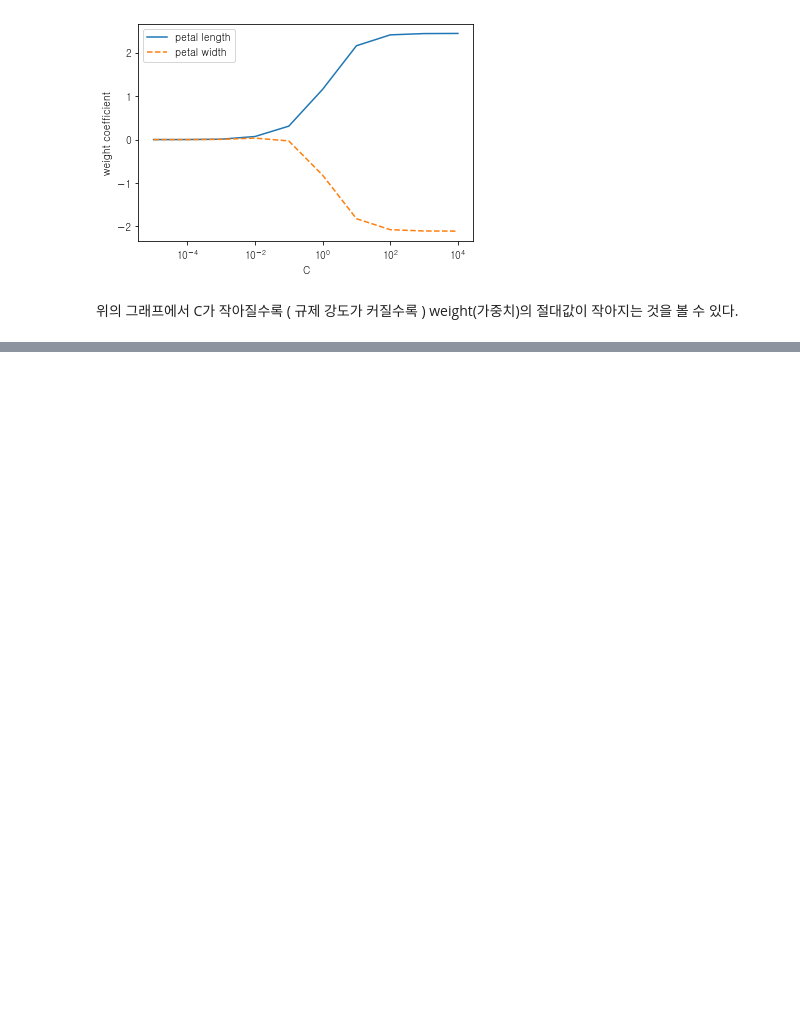
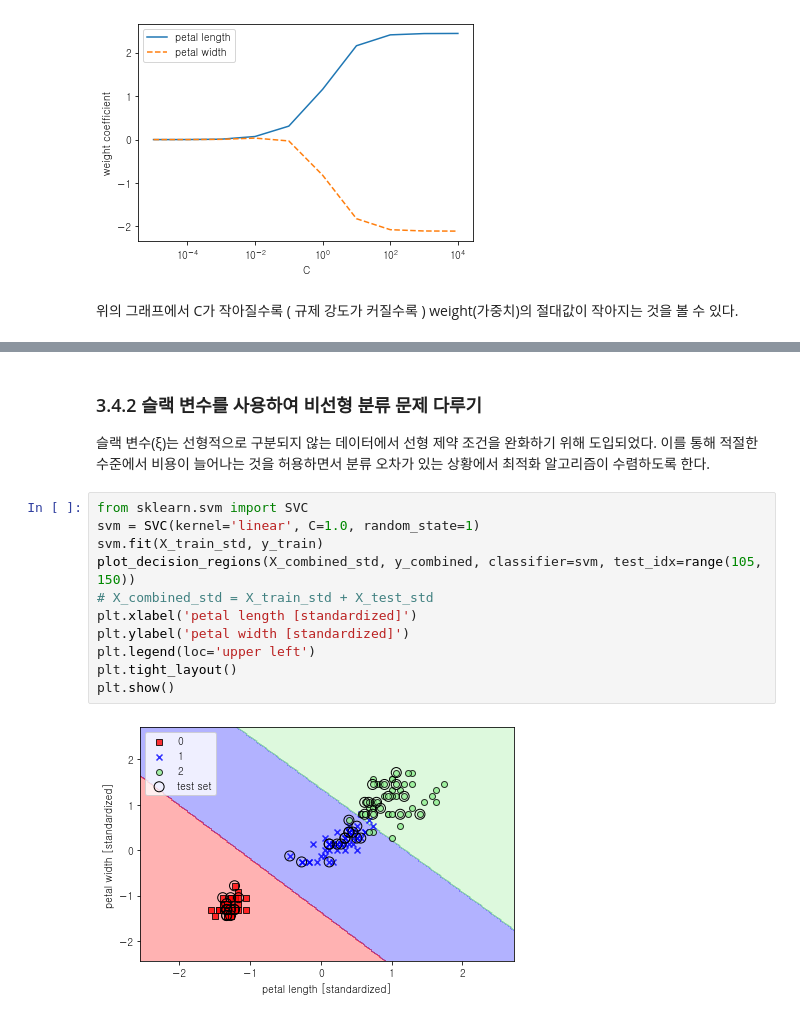
Before and after one commit to LeeDaeWook/ML_study, a Jupyter notebook: ml_study.ipynb, the cells around one changed output, grey strips where cells are left out. Cells and saved outputs as stored; diff of their text form; blank space fills up the shorter version.

```diff
--- a/ml_study.ipynb
+++ b/ml_study.ipynb
@@ -813,0 +827,17 @@ plt.show()
+# %% [markdown]
+### 3.4.2 슬랙 변수를 사용하여 비선형 분류 문제 다루기
+
+슬랙 변수(ξ)는 선형적으로 구분되지 않는 데이터에서 선형 제약 조건을 완화하기 위해 도입되었다. 이를 통해 적절한 수준에서 비용이 늘어나는 것을 허용하면서 분류 오차가 있는 상황에서 최적화 알고리즘이 수렴하도록 한다.
+# %%
+from sklearn.svm import SVC
+svm = SVC(kernel='linear', C=1.0, random_state=1)
+svm.fit(X_train_std, y_train)
+plot_decision_regions(X_combined_std, y_combined, classifier=svm, test_idx=range(105, 150))
+# X_combined_std = X_train_std + X_test_std
+plt.xlabel('petal length [standardized]')
+plt.ylabel('petal width [standardized]')
+plt.legend(loc='upper left')
+plt.tight_layout()
+plt.show()
+# %% [output]
+[figure, added]
```
Also changed, not shown: parts of 11 cells of this notebook.
